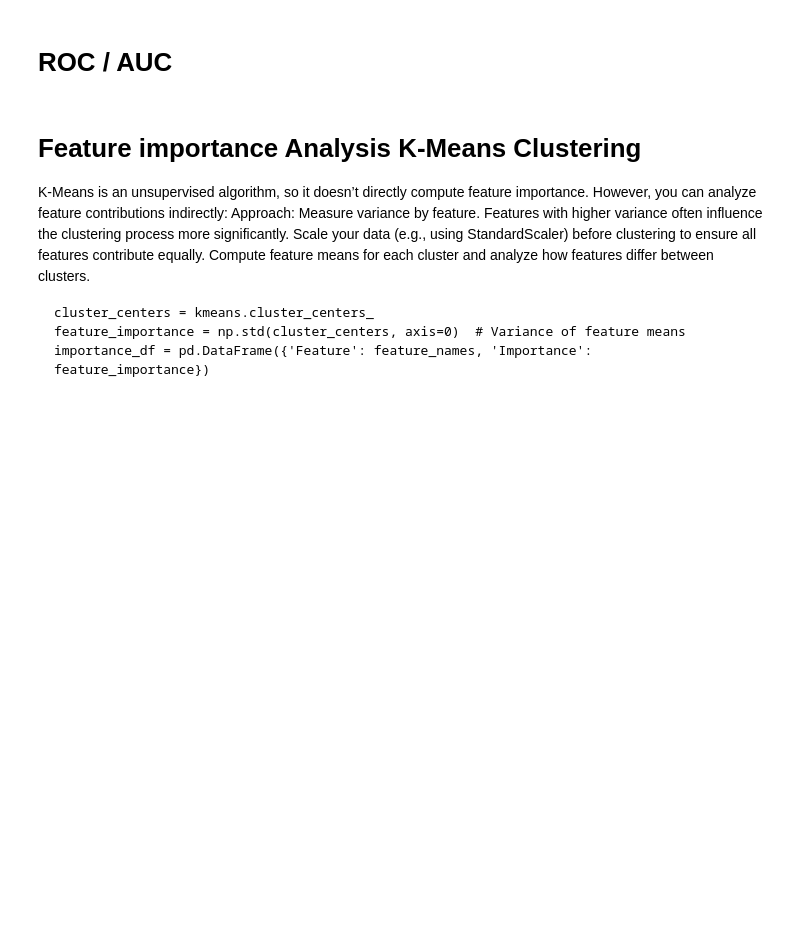
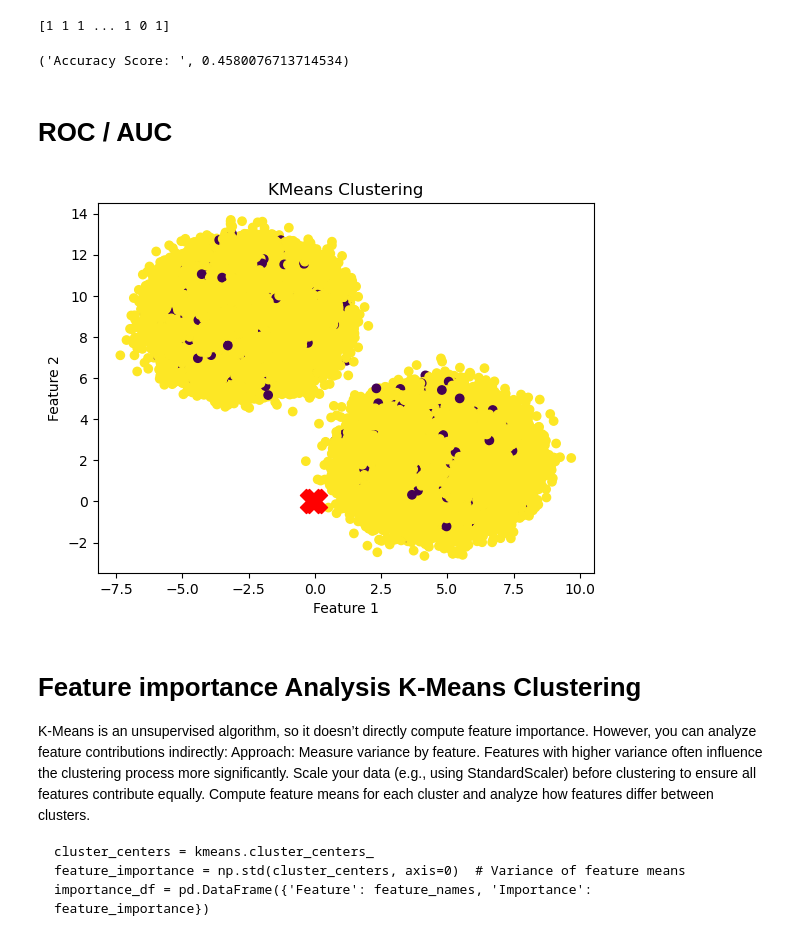
Before and after one commit to yliu160/CS4661_Project, a Jupyter notebook: K-means Clustering.ipynb, the cells around one changed output. Drawn from its saved outputs; the diff is of its cells as text; code cells hidden in the pictures; blank space fills up the shorter version.

Commit message:
working kmeans

```diff
--- a/K-means Clustering.ipynb
+++ b/K-means Clustering.ipynb
@@ -8,30 +6,36 @@ from preprocessing import * # import our pre-processed dataset + imports.py (np,
+# %%
+#Instantiating KMeans classifier
+ccfd_Kmeans = KMeans(n_clusters=2) # 1 cluster for fraud, 1 cluster for legit
+
+#Training the model
+ccfd_Kmeans.fit(X_train_balanced)
+
+label_clustered = ccfd_Kmeans.labels_
+print(label_clustered)
+
+#Using newly trained model with X_test_balanced to predict for Credit Card Fraud
+KMeans_predictions = ccfd_Kmeans.predict(X_test_balanced)
+
+#Evaluating accuracy of model by comparing predicted labels with y_test values (actual)
+score_gnb = metrics.accuracy_score(y_test_balanced, KMeans_predictions)
+
+#Displaying final accuracy score
+"Accuracy Score: ", score_gnb
+# %% [output]
+[1 1 1 ... 1 0 1]
+('Accuracy Score: ', 0.4580076713714534)
 # %% [markdown]
 # ROC / AUC
 # %%
-# #Estimating the probability of Credit Card Fraud Label
-# yourclassifier__prediction_probability = yourclassfier.predict_proba(X_test_balanced)
-
-# #Calculating true positive rate(tpr) and false positive rate(fpr)
-# fpr, tpr, thresholds = metrics.roc_curve(y_test_balanced, yourclassifier_prediction_probability[:,1], pos_label=1)
-
-# #Calculating Area Under Curve
-# AUC = metrics.auc(fpr, tpr)
-# print("Area Under Curve: ")
-# print(AUC)
-
-# #Plotting graph for ROC Curve
-# plt.figure()
-# plt.plot(fpr, tpr, color='red', lw=2, label='ROC Curve (area = %0.2f) ' % AUC)
-
-# #Defining range of x and y axes
-# plt.xlim([-0.005, 1.005])
-# plt.ylim([0.0, 1.01])
-
-# #Defining labels, title and legend for graph
-# plt.xlabel("False Positive Rate")
-# plt.ylabel("True Positive Rate")
-# plt.title("Receiver Operating Characteristic")
-# plt.legend(loc='lower right');
+X, y = make_blobs(n_samples=len(X_train_balanced), centers=2, random_state=42) # sklearn.datasets
+plt.scatter(X[:, 0], X[:, 1], c=label_clustered, cmap='viridis', marker='o')
+plt.scatter(ccfd_Kmeans.cluster_centers_[:, 0], ccfd_Kmeans.cluster_centers_[:, 1], s=300, c='red', marker='X')  # Cluster centers
+plt.title('KMeans Clustering')
+plt.xlabel('Feature 1')
+plt.ylabel('Feature 2')
+plt.show()
+# %% [output]
+[figure, added]
 # %% [markdown]
 # Feature importance Analysis K-Means Clustering
 K-Means is an unsupervised algorithm, so it doesn’t directly compute feature importance. However, you can analyze feature contributions indirectly:
```
Also changed, not shown: parts of 1 cell of this notebook, 2 other files.
